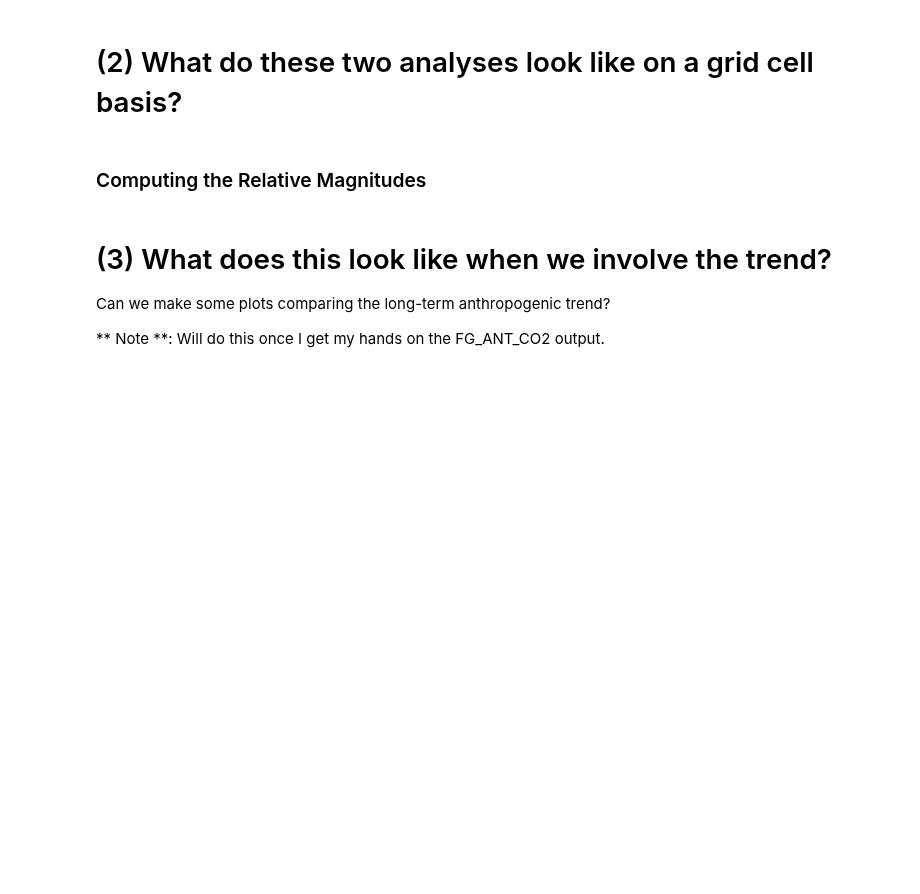
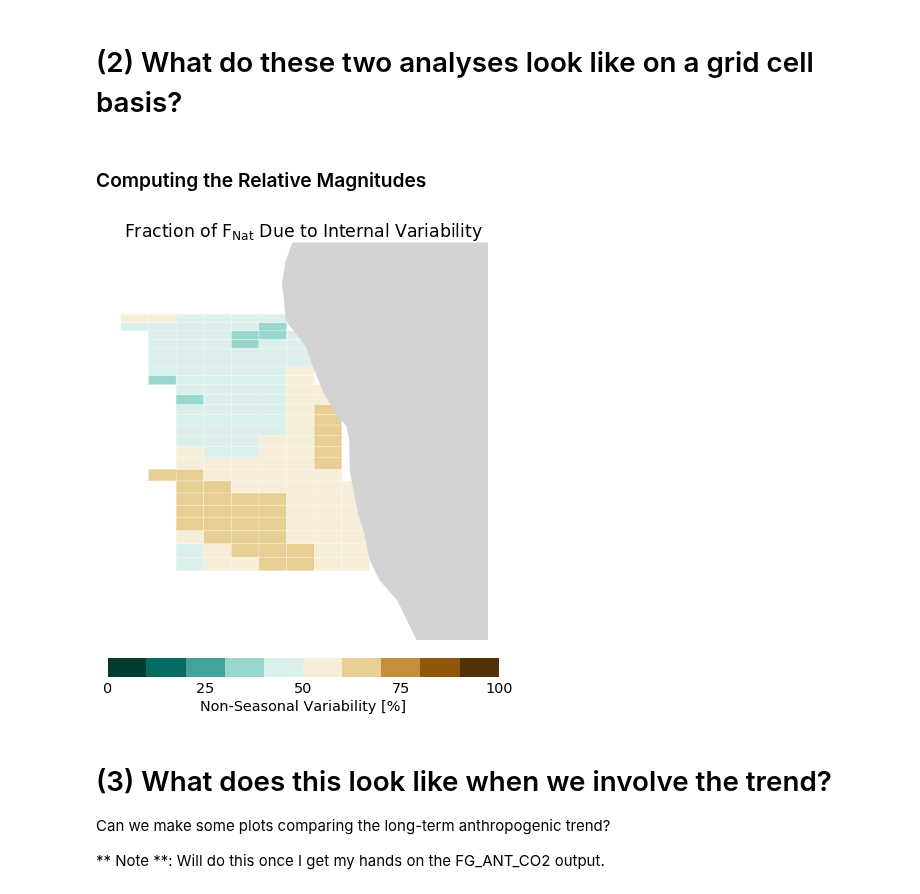
Before and after one commit to bradyrx/EBUS_BGC_Variability, a Jupyter notebook: notebooks/Historical_Characterization/proportional-historical-variance.ipynb, the cells around one changed output. Drawn from its saved outputs; the diff is of its cells as text; code cells hidden in the pictures; blank space fills up the shorter version.

Commit message:
general project updates

```diff
--- a/notebooks/Historical_Characterization/proportional-historical-variance.ipynb
+++ b/notebooks/Historical_Characterization/proportional-historical-variance.ipynb
@@ -160,6 +108,14 @@ print("The non-seasonal component of variability is : " + str(non_seasonal_varia
 ### Computing the Relative Magnitudes
 # %%
 EBU = 'BenCS'
+# %%
+def make_cartopy(projection=ccrs.Robinson(), land_color='k', grid_lines=True, grid_color='#D3D3D3',
+                 figsize=(12, 8)):
+    fig, ax = plt.subplots(figsize=figsize, subplot_kw=dict(projection=projection))
+    if grid_lines == True:
+        ax.gridlines(draw_labels=False, color=grid_color)
+    ax.add_feature(cfeature.LAND, facecolor=land_color)
+    return fig, ax
 # %%
 import numpy.polynomial.polynomial as poly
 def seasonal_magnitude(ds):
@@ -197,27 +153,34 @@ r_magnitude = nat_resid['FG_ALT_CO2'].std(dim='time').mean(dim='ensemble')
 # Create relative contribution.
 relative_internal = (r_magnitude / (r_magnitude + s_magnitude)) * 100
 # %%
-# Data to plot
+# Data
 lat = relative_internal['TLAT'].values
 lon = relative_internal['TLONG'].values
 data = relative_internal.to_masked_array()
 
-# Figure Setup
-fig = plt.figure(figsize=(5,5))
-ax = plt.subplot(111)
-lat1,lat2,lon1,lon2 = visual_bounds(EBU)
-m = setup_map(ax,lat1,lat2,lon1,lon2)
+# Set Extent
+x0,x1,y0,y1 = et.ebus.visual_bounds(EBU)
+y0 = -30
 
-# Visualize
-m.pcolor(lon-0.5, lat, data, vmin=0, vmax=100, latlon=True,
-         cmap=discrete_cmap(10, 'BrBG_r'), edgecolor='w')
-m.colorbar(location='bottom', ticks=[0,25,50,75,100],
-          label='Non-Seasonal Variability [%]')
-ax.set_title('Fraction of F$_{\mathrm{Nat}}$ Due to Internal Variability', fontsize='x-large')
+# Plot
+f, ax = make_cartopy(grid_lines=False, projection=ccrs.Mercator(),
+                     land_color='#d3d3d3')
+plt.pcolor(lon-0.5, lat, data, transform=ccrs.PlateCarree(),
+           edgecolor='w', vmin=0, vmax=100,
+           cmap=et.vis.discrete_cmap(10, 'BrBG_r'))
+ax.set_extent([x0,x1,y0,y1])
+cb = plt.colorbar(ax=ax, ticks=[0,25,50,75,100], orientation='horizontal',
+                 fraction=0.045, pad=0.04, label='Non-Seasonal Variability [%]')
+ax.set_title('Fraction of F$_{\mathrm{Nat}}$ Due to Internal Variability',
+             fontsize='xx-large')
+ax.outline_patch.set_edgecolor('white')
 
-# Save plot
+
+# Save Plot
 #plt.savefig('fractional_internal_variability_FG_ALT_CO2_' + EBU + '.png',
 #            bbox_inches='tight', pad_inches=1, transparent=True, dpi=300)
+# %% [output]
+[figure, added]
 # %% [markdown]
 # (3) What does this look like when we involve the trend?
 Can we make some plots comparing the long-term anthropogenic trend?
```
Also changed, not shown: parts of 19 cells of this notebook, 15 other files.
